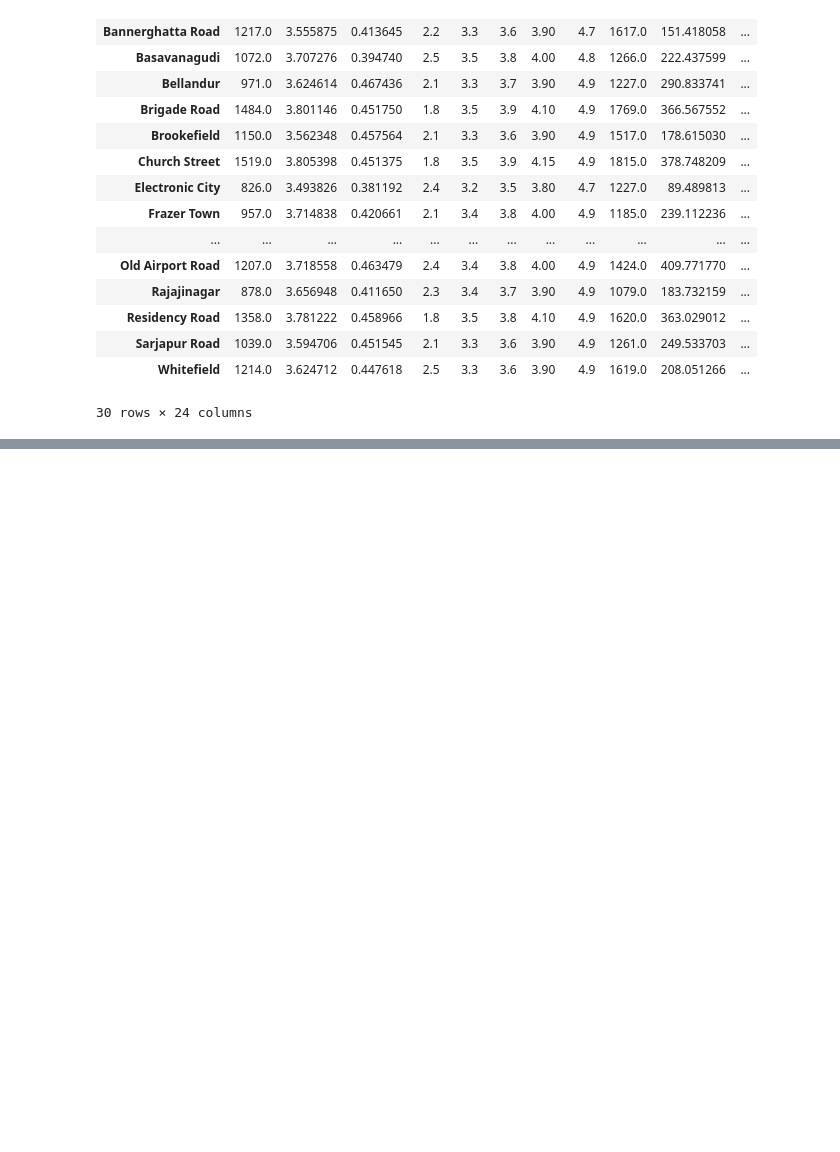
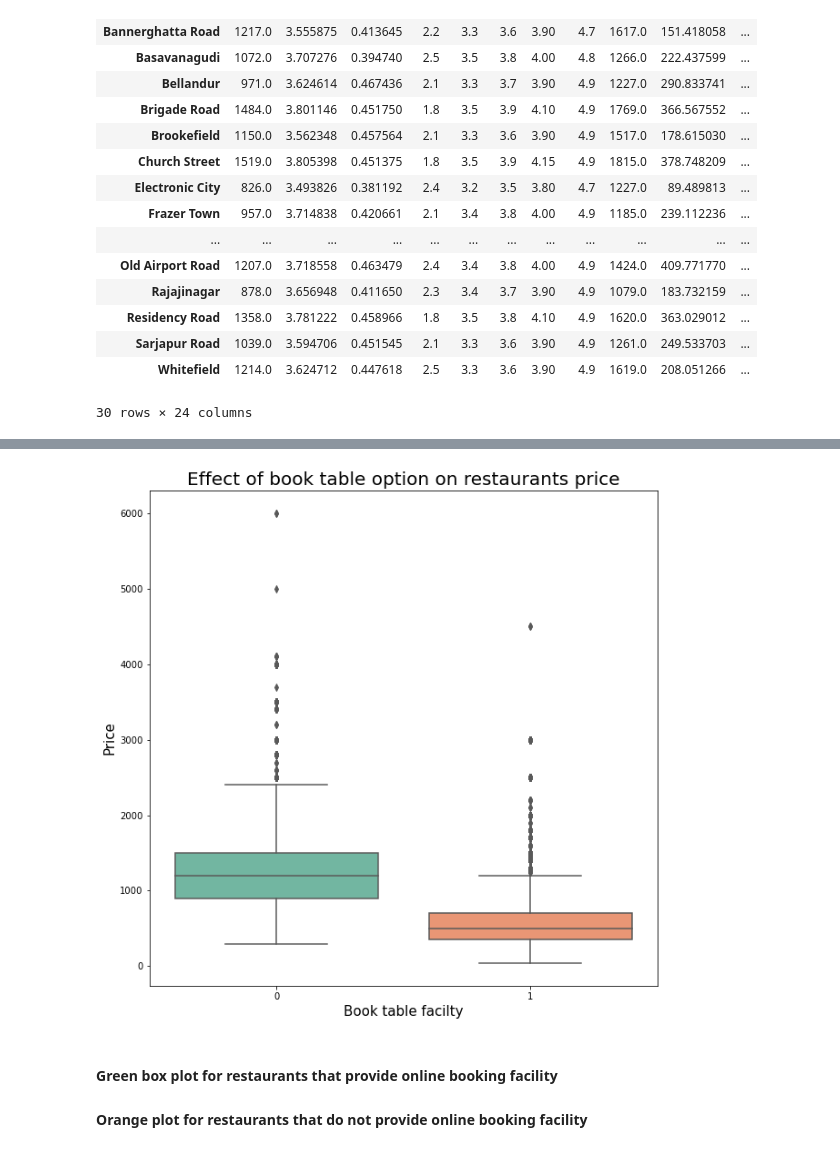
Before and after one commit to anushkajlr/DA-Zomato-EDA, a Jupyter notebook: Zomato EDA.ipynb, the cells around one changed output, grey strips where cells are left out. Cells and saved outputs as stored; diff of their text form; code cells hidden in the pictures; blank space fills up the shorter version.

```diff
--- a/Zomato EDA.ipynb
+++ b/Zomato EDA.ipynb
@@ -351,0 +420,12 @@ df_zomato.groupby(['listed_in(city)']).describe()
+# %%
+plt_1 = plt.figure(figsize=(10, 10))
+sns.boxplot(x='book_table',y='approx_cost(for two people)',palette="Set2",data=zomato_en)
+plt.xlabel('Book table facilty',fontsize=15)
+plt.ylabel('Price',fontsize=15)
+plt.title('Effect of book table option on restaurants price',fontsize=20)
+plt.show()
+# %% [output]
+[figure, added]
+# %% [markdown]
+#### Green box plot for restaurants that provide online booking facility
+#### Orange plot for restaurants that do not provide online booking facility
```
Also changed, not shown: parts of 10 cells of this notebook.
